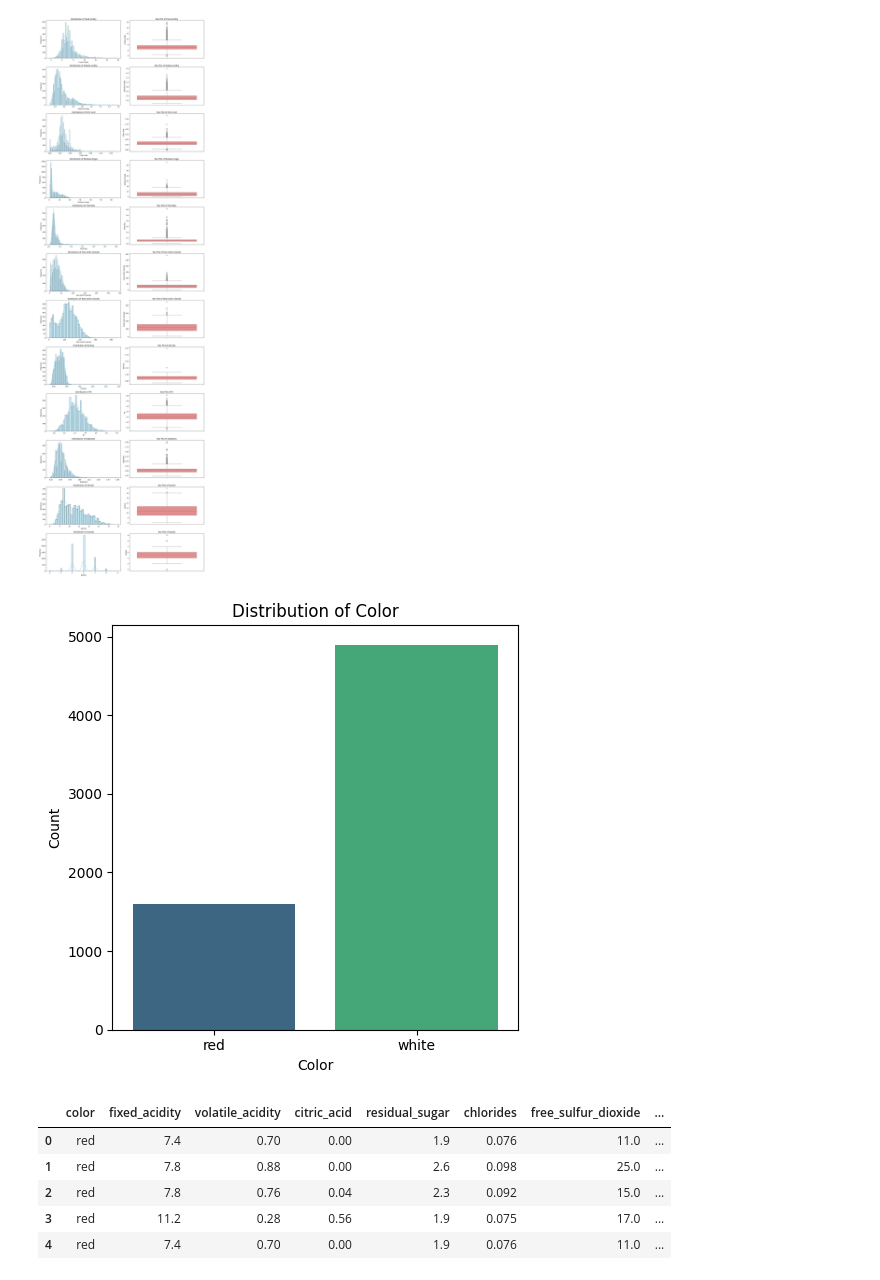
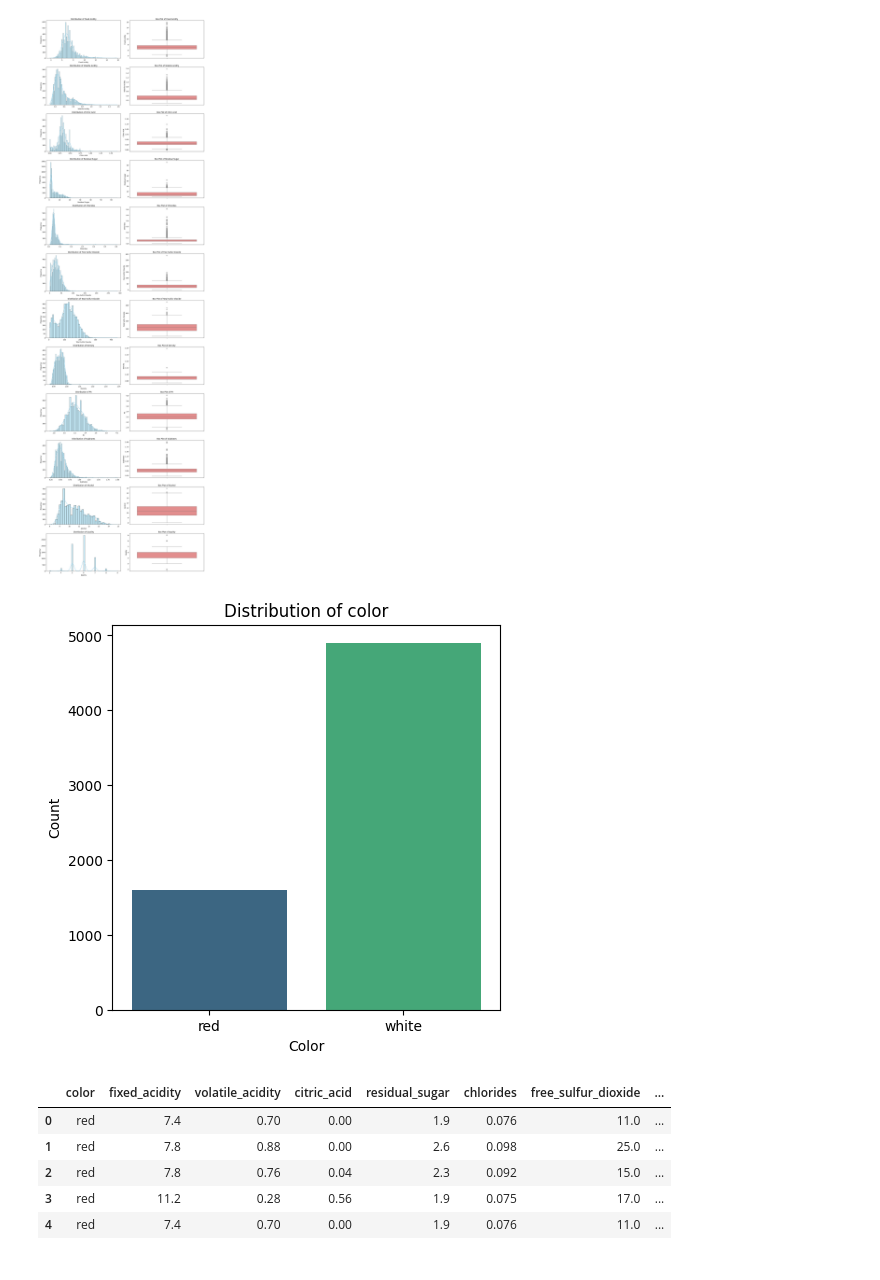
Before and after one commit to jazz1416/Predicting-Wine-Quality, a Jupyter notebook: AA1_500_Team_4_Final_Project.ipynb, the cells around one changed output. Saved outputs shown, nothing was run; the diff lists cells and outputs as text; code cells hidden in the pictures.

```diff
--- a/AA1_500_Team_4_Final_Project.ipynb
+++ b/AA1_500_Team_4_Final_Project.ipynb
@@ -24,22 +24,11 @@ from ucimlrepo import fetch_ucirepo
 # fetch dataset
 wine_quality = fetch_ucirepo(id=186)
 
-# data (as pandas dataframes)
-# X = wine_quality.data.features
-# y = wine_quality.data.targets
-z = wine_quality.data.original
-
-# metadata
-# print(wine_quality.metadata)
-
-# variable information
-# print(wine_quality.variables)
-
-wine_quality = pd.DataFrame(z)
+#convert to DataFrame
+wine_quality = pd.DataFrame(wine_quality.data.original)
 col_order = ['color'] + [col for col in wine_quality.columns if col != 'color']
 wine_quality = wine_quality[col_order]
 wine_quality.head()
-# print(wine_quality.data.original)
 # %% [output]
 |  | color | fixed_acidity | volatile_acidity | citric_acid | residual_sugar | chlorides | free_sulfur_dioxide | ... |
 | 0 | red | 7.4 | 0.70 | 0.00 | 1.9 | 0.076 | 11.0 | ... |
@@ -104,20 +89,16 @@ plt.show()
 # %% [output]
 [figure]
 # %%
-categorical_features = ['color']
+#create plot for distribution of colors
+plt.figure(figsize=(5,5))
+sns.countplot(x=wine_quality['color'], hue=wine_quality['color'], palette='viridis', legend=False)
+plt.title('Distribution of color')
+plt.xlabel('Color')
+plt.ylabel('Count')
 
-plt.figure(figsize=(5,5))
-for i, col in enumerate(categorical_features):
-    plt.subplot(len(categorical_features), 1, i + 1)
-    sns.countplot(x=wine_quality[col], hue=wine_quality[col], palette='viridis', legend=False)
-    plt.title(f'Distribution of {col.replace("_", " ").title()}')
-    plt.xlabel(col.replace("_", " ").title())
-    plt.ylabel('Count')
-
-plt.tight_layout()
 plt.show()
 # %% [output]
-[figure, old version]
+[figure, new version]
 # %%
 #separating dataframe into 2 for red and white wine
 red_wine_data = wine_quality[wine_quality['color'] == 'red']
```
Also changed, not shown: parts of 18 cells of this notebook.
